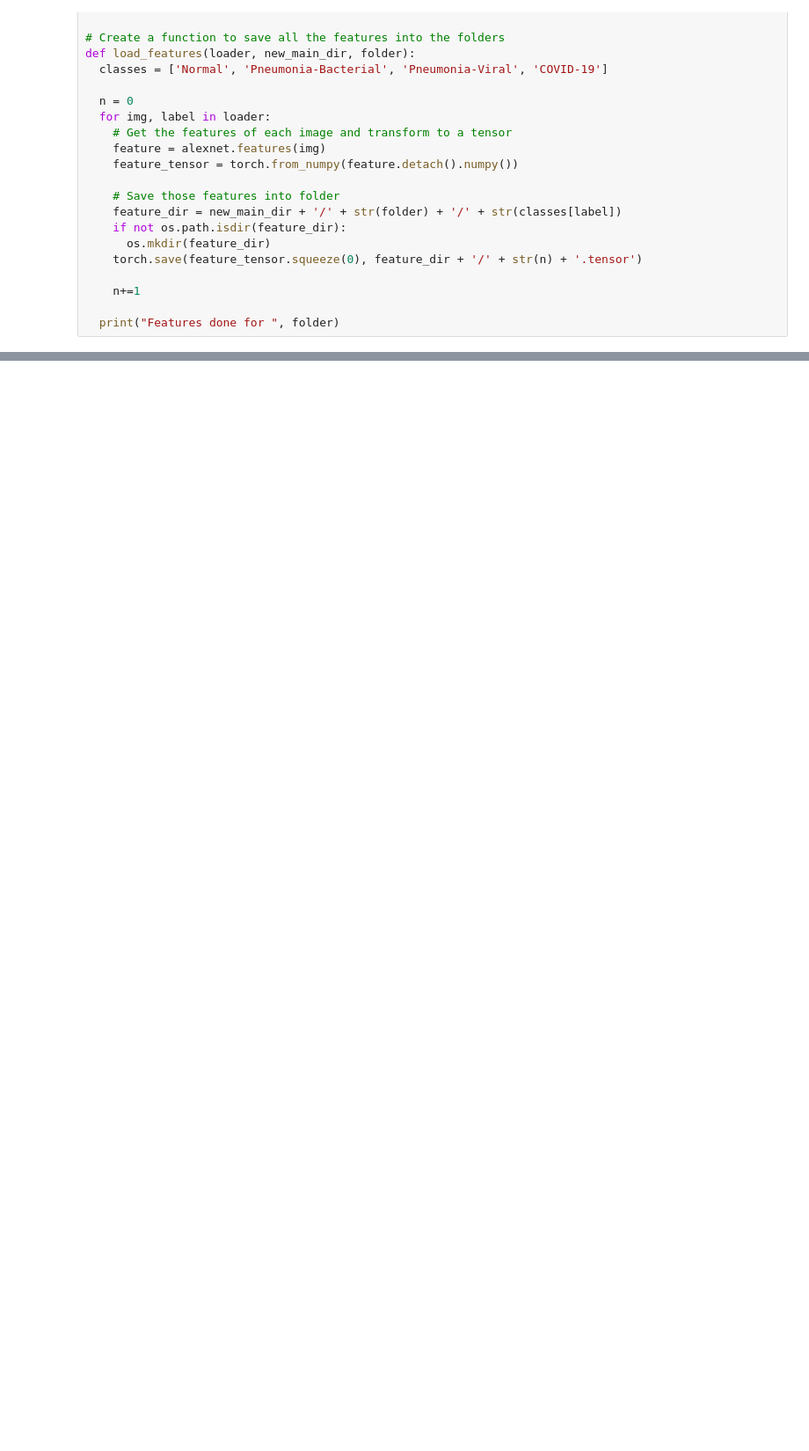
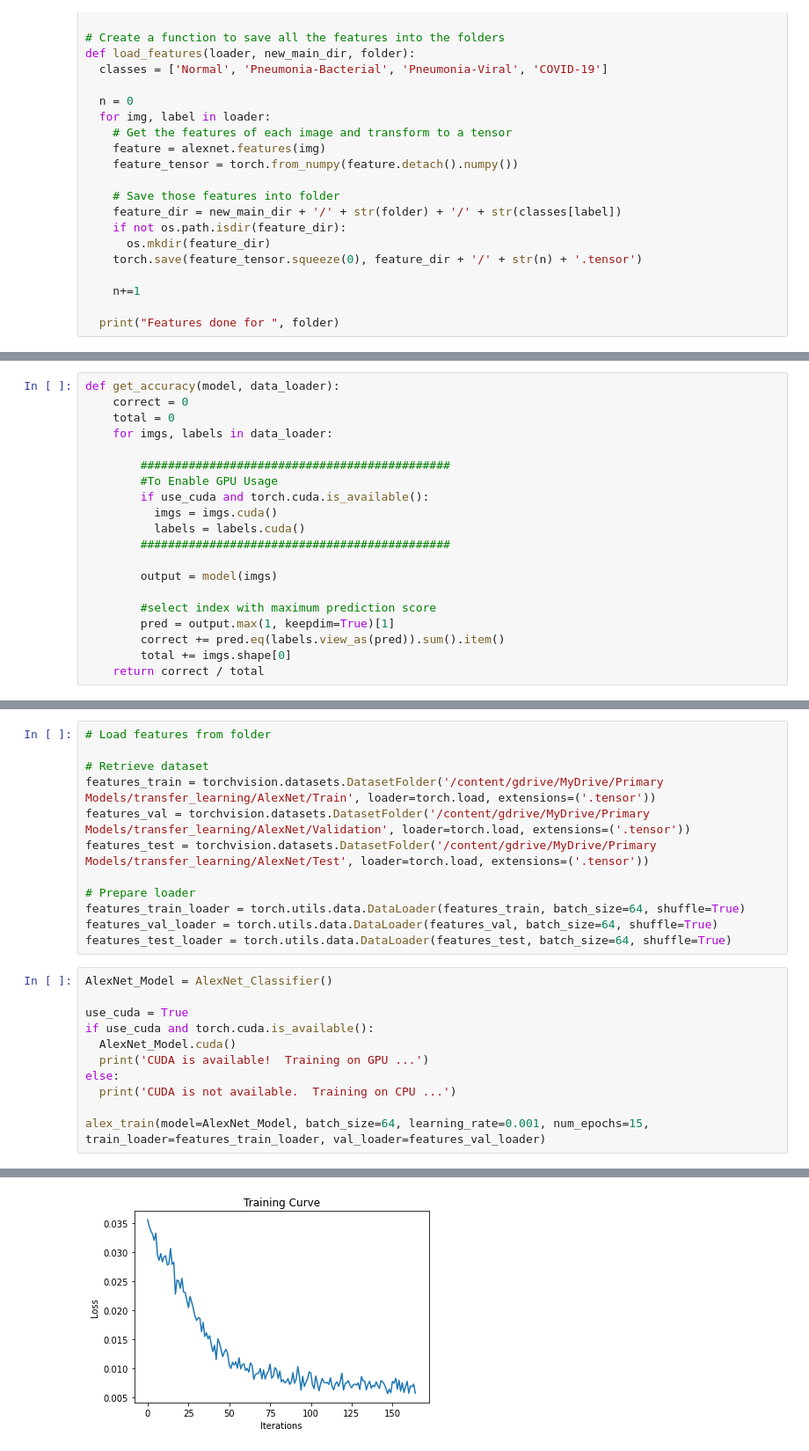
Before and after one commit to davendramaharaj1/X_Ray_Classification_aps_360, a Jupyter notebook: CNN_Model/AlexNetModel.ipynb, the cells around one changed output, grey strips where cells are left out. Shown: that part at 88% size. Saved outputs shown, nothing was run; the diff lists cells and outputs as text; blank space fills up the shorter version.

Commit message:
Added training code and tried 3 sets of hyperparameters.

```diff
--- a/CNN_Model/AlexNetModel.ipynb
+++ b/CNN_Model/AlexNetModel.ipynb
@@ -87,0 +105,20 @@ Features done for  Test
+# %%
+def get_accuracy(model, data_loader):
+    correct = 0
+    total = 0
+    for imgs, labels in data_loader:
+
+        #############################################
+        #To Enable GPU Usage
+        if use_cuda and torch.cuda.is_available():
+          imgs = imgs.cuda()
+          labels = labels.cuda()
+        #############################################
+
+        output = model(imgs)
+
+        #select index with maximum prediction score
+        pred = output.max(1, keepdim=True)[1]
+        correct += pred.eq(labels.view_as(pred)).sum().item()
+        total += imgs.shape[0]
+    return correct / total
@@ -87,0 +193,24 @@ Features done for  Test
+# %%
+# Load features from folder
+
+# Retrieve dataset
+features_train = torchvision.datasets.DatasetFolder('/content/gdrive/MyDrive/Primary Models/transfer_learning/AlexNet/Train', loader=torch.load, extensions=('.tensor'))
+features_val = torchvision.datasets.DatasetFolder('/content/gdrive/MyDrive/Primary Models/transfer_learning/AlexNet/Validation', loader=torch.load, extensions=('.tensor'))
+features_test = torchvision.datasets.DatasetFolder('/content/gdrive/MyDrive/Primary Models/transfer_learning/AlexNet/Test', loader=torch.load, extensions=('.tensor'))
+
+# Prepare loader
+features_train_loader = torch.utils.data.DataLoader(features_train, batch_size=64, shuffle=True)
+features_val_loader = torch.utils.data.DataLoader(features_val, batch_size=64, shuffle=True)
+features_test_loader = torch.utils.data.DataLoader(features_test, batch_size=64, shuffle=True)
+# %%
+AlexNet_Model = AlexNet_Classifier()
+
+use_cuda = True
+if use_cuda and torch.cuda.is_available():
+  AlexNet_Model.cuda()
+  print('CUDA is available!  Training on GPU ...')
+else:
+  print('CUDA is not available.  Training on CPU ...')
+
+alex_train(model=AlexNet_Model, batch_size=64, learning_rate=0.001, num_epochs=15, train_loader=features_train_loader, val_loader=features_val_loader)
+# %% [output]
@@ -87,0 +233 @@ Features done for  Test
+[figure, added]
```
Also changed, not shown: parts of 9 cells of this notebook.
